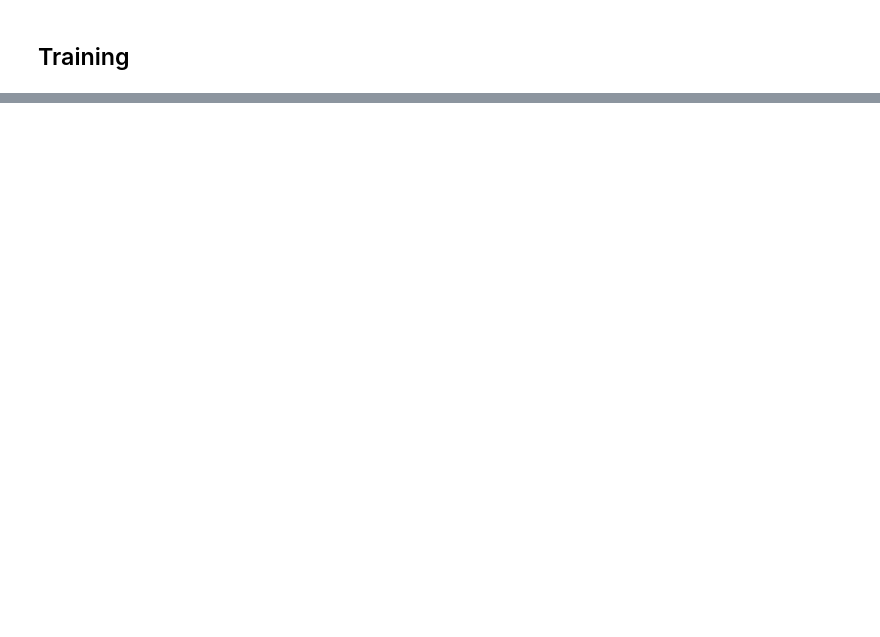
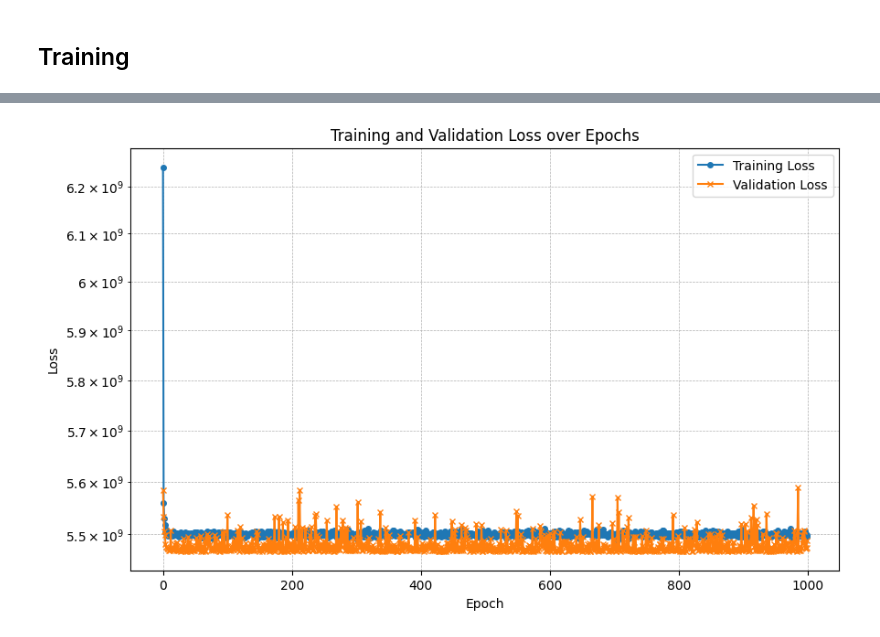
Before and after one commit to HananehMoballeghtohid/DeepLearningStepByStep, a Jupyter notebook: CaliforniaHousingPrices.ipynb, the cells around one changed output, grey strips where cells are left out. Cells and saved outputs as stored; diff of their text form; code cells hidden in the pictures; blank space fills up the shorter version.

```diff
--- a/CaliforniaHousingPrices.ipynb
+++ b/CaliforniaHousingPrices.ipynb
@@ -127,3 +123,20 @@ plt.show()
+# %%
+plt.figure(figsize=(10,6))
+
+plt.plot(losses, label='Training Loss', marker='o', markersize=4)
+
+plt.plot(val_losses, label='Validation Loss', marker='x', markersize=4)
+
+# Optional: logarithmic scale if values are very large
+plt.yscale('log')
+plt.xlabel('Epoch')
+plt.ylabel('Loss')
+plt.title('Training and Validation Loss over Epochs')
+plt.legend()
+plt.grid(True, which="both", ls="--", lw=0.5)
+plt.show()
+# %% [output]
+[figure, added]
 # %%
 print(model.state_dict())
 # %% [output]
```
Also changed, not shown: parts of 25 cells of this notebook, 7 other files.
